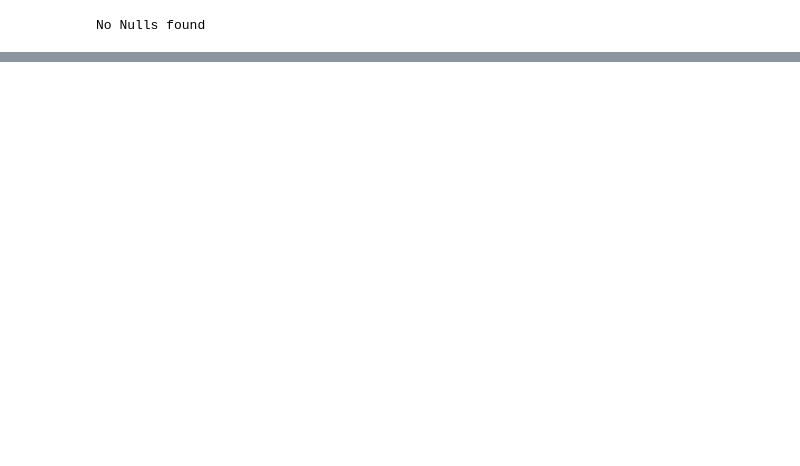
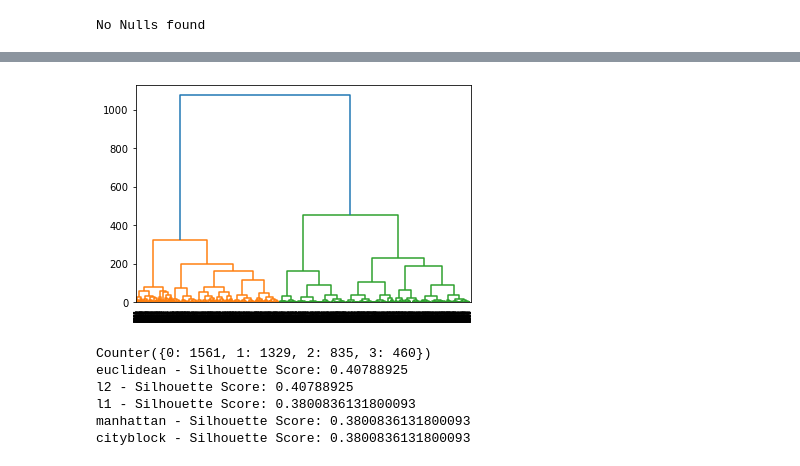
Before and after one commit to achett/notebooks, a Jupyter notebook: path_seg2.ipynb, the cells around one changed output, grey strips where cells are left out. Saved outputs shown, nothing was run; the diff lists cells and outputs as text; code cells hidden in the pictures; blank space fills up the shorter version.

```diff
--- a/path_seg2.ipynb
+++ b/path_seg2.ipynb
@@ -138,0 +613,12 @@ AttributeError: 'DataFrame' object has no attribute 'patient_id'
+# %%
+# define model
+model = Sequential()
+model.add(LSTM(50, activation='relu', input_shape=(t_series, features),return_sequences=False, name = 'Encoder_1'))
+#model.add(LSTM(50, activation='relu', return_sequences=False))
+model.add(RepeatVector(t_series, name = 'Repeater_bridge'))
+#model.add(LSTM(50, activation='relu', return_sequences=True))
+model.add(LSTM(50, activation='relu', return_sequences=True, name = 'Decoder_1'))
+model.add(TimeDistributed(Dense(features),name = 'Time_Distributed'))
+model.compile(optimizer='adam', loss='mse')
+model.build()
+print(model.summary())
@@ -138,0 +646,11 @@ AttributeError: 'DataFrame' object has no attribute 'patient_id'
+# %%
+# Fit model
+history = model.fit(sequence, sequence, epochs=10)
+
+# Training Loss
+plt.plot(history.history['loss'])
+plt.title('Training Loss')
+plt.ylabel('loss')
+plt.xlabel('epoch')
+#plt.legend(['train', 'val'], loc='upper left')
+plt.show()
@@ -138,0 +697,41 @@ AttributeError: 'DataFrame' object has no attribute 'patient_id'
+# %%
+encoder_layer = Model(inputs=model.inputs, outputs=model.layers[0].output)
+encoded_features = np.array(encoder_layer.predict(sequence))
+
+# Convert array of encoded features into dataframe
+df_2 = pd.DataFrame(encoded_features)
+df_2.head()
+# %%
+#Plotting Dendograms
+import scipy.cluster.hierarchy as shc
+plt.figure()
+Dendrogram = shc.dendrogram((shc.linkage(df_2, method ='ward')))
+plt.show()
+# %% [output]
+[figure, added]
+# %%
+# Agglomerative Clustering
+
+from sklearn.cluster import AgglomerativeClustering
+from sklearn import metrics
+
+clu_model = AgglomerativeClustering(n_clusters = 4,linkage='ward')
+labels = clu_model.fit_predict(df_2)
+
+
+# How distributed are the labels
+import collections
+print(collections.Counter(labels))
+
+# Clustering Metrics
+mtrcs = ['euclidean', 'l2', 'l1', 'manhattan', 'cityblock']
+
+for i in mtrcs:
+    print(i,"- Silhouette Score:",metrics.silhouette_score(df_2,labels,metric = i))
+# %% [output]
+Counter({0: 1561, 1: 1329, 2: 835, 3: 460})
+euclidean - Silhouette Score: 0.40788925
+l2 - Silhouette Score: 0.40788925
+l1 - Silhouette Score: 0.3800836131800093
+manhattan - Silhouette Score: 0.3800836131800093
+cityblock - Silhouette Score: 0.3800836131800093
```
Also changed, not shown: parts of 58 cells of this notebook, 3 other files.
